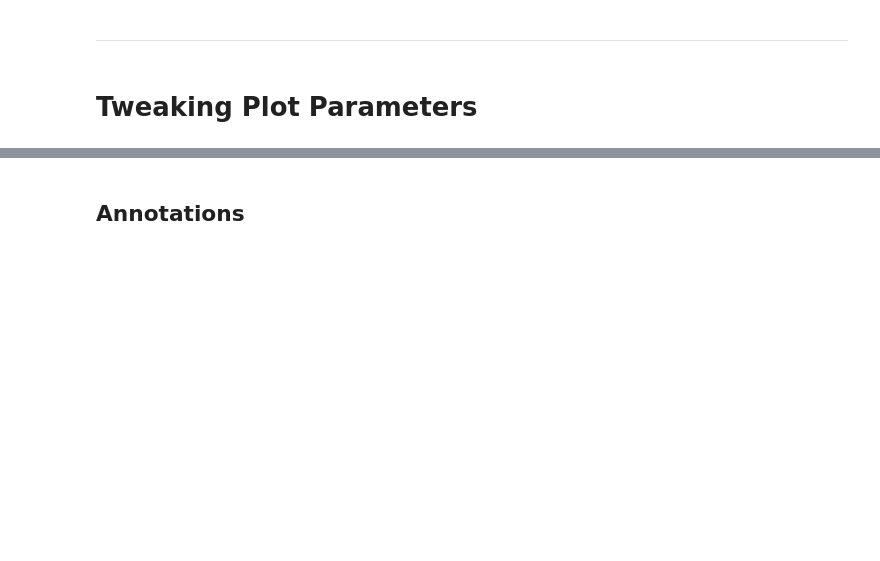
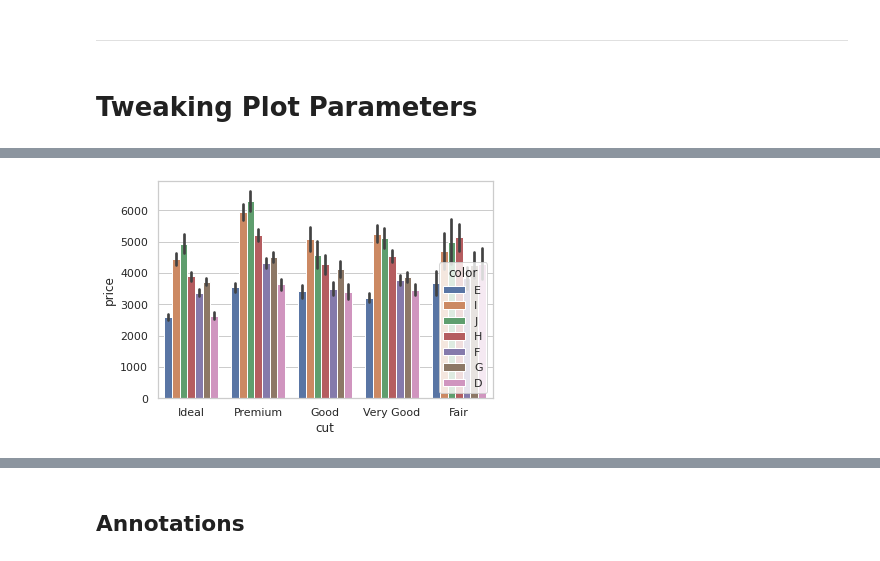
Before and after one commit to psygrammer/psypy, a Jupyter notebook: vis/notebooks/01_intro_basic_and_custermized_plotting.ipynb, the cells around one changed output, grey strips where cells are left out. Cells and saved outputs as stored; diff of their text form; code cells hidden in the pictures; blank space fills up the shorter version.

```diff
--- a/vis/notebooks/01_intro_basic_and_custermized_plotting.ipynb
+++ b/vis/notebooks/01_intro_basic_and_custermized_plotting.ipynb
@@ -602,0 +620,5 @@ ax = sns.barplot(x="cut", y="price", data=diamonds_df,estimator=mean)
+# %%
+import seaborn as sns
+
+diamonds_df = sns.load_dataset('diamonds')
+diamonds_df
@@ -602,0 +639,6 @@ ax = sns.barplot(x="cut", y="price", data=diamonds_df,estimator=mean)
+# %%
+# Use the hue parameter to plot nested groups:
+
+ax = sns.barplot(x="cut", y="price", hue='color', data=diamonds_df)
+# %% [output]
+[figure, added]
```
Also changed, not shown: parts of 9 cells of this notebook.
